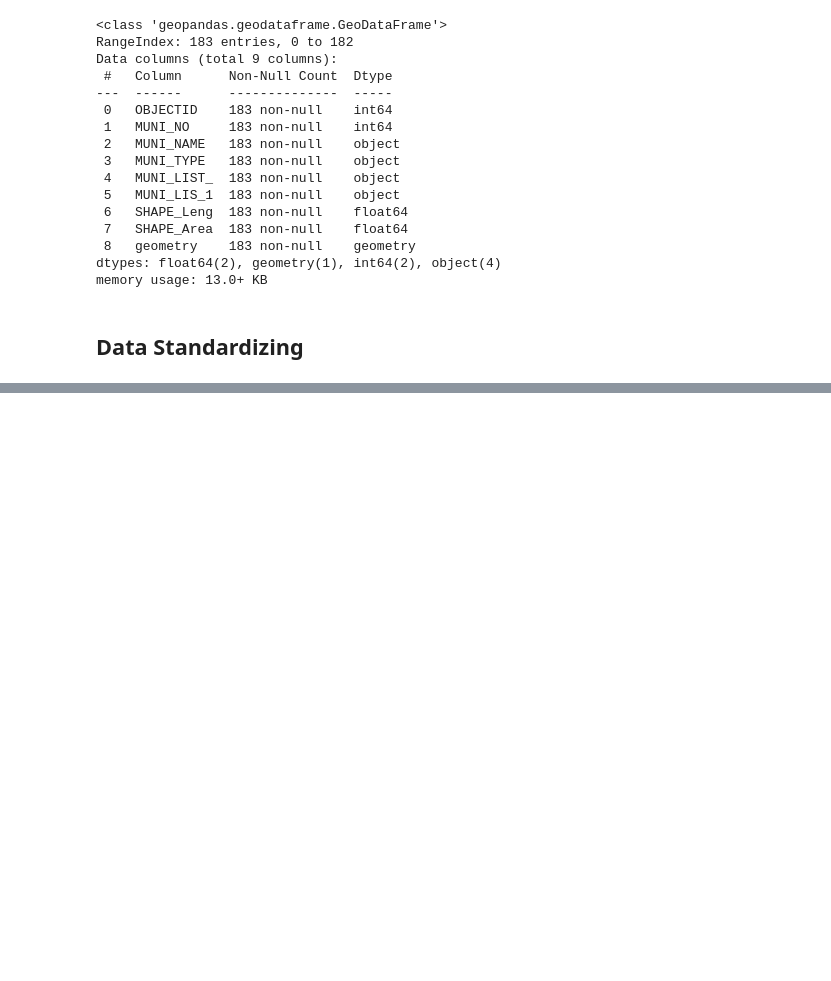
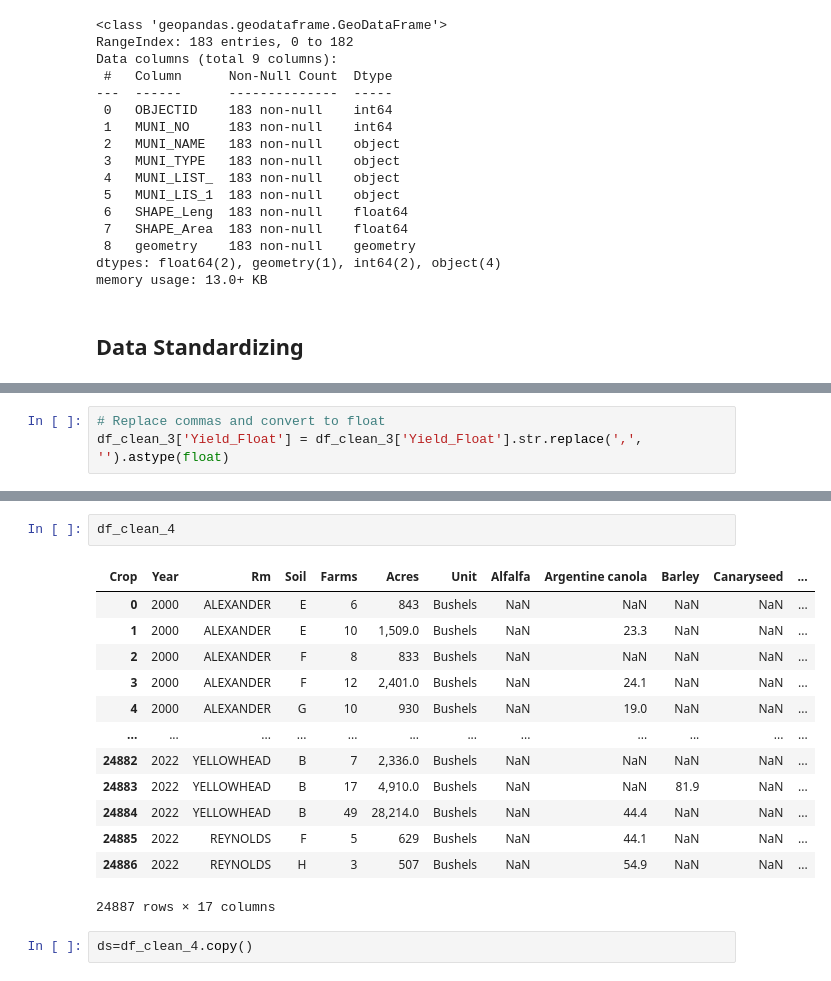
Before and after one commit to ruhidm/Palette_Cohort_5, a Jupyter notebook: Trainings/Training_Cohort_5.ipynb, the cells around one changed output, grey strips where cells are left out. Saved outputs shown, nothing was run; the diff lists cells and outputs as text; blank space fills up the shorter version.

```diff
--- a/Trainings/Training_Cohort_5.ipynb
+++ b/Trainings/Training_Cohort_5.ipynb
@@ -71 +107,4 @@ df_clean_2
+# %%
+# Replace commas and convert to float
+df_clean_3['Yield_Float'] = df_clean_3['Yield_Float'].str.replace(',', '').astype(float)
 # %%
@@ -77 +144,19 @@ year - rm - 11 crop names - soil - farms- acres - yield
+# %%
+df_clean_4
+# %% [output]
+| Crop | Year | Rm | Soil | Farms | Acres | Unit | Alfalfa | Argentine canola | Barley | Canaryseed | ... |
+| 0 | 2000 | ALEXANDER | E | 6 | 843 | Bushels | NaN | NaN | NaN | NaN | ... |
+| 1 | 2000 | ALEXANDER | E | 10 | 1,509.0 | Bushels | NaN | 23.3 | NaN | NaN | ... |
+| 2 | 2000 | ALEXANDER | F | 8 | 833 | Bushels | NaN | NaN | NaN | NaN | ... |
+| 3 | 2000 | ALEXANDER | F | 12 | 2,401.0 | Bushels | NaN | 24.1 | NaN | NaN | ... |
+| 4 | 2000 | ALEXANDER | G | 10 | 930 | Bushels | NaN | 19.0 | NaN | NaN | ... |
+| ... | ... | ... | ... | ... | ... | ... | ... | ... | ... | ... | ... |
+| 24882 | 2022 | YELLOWHEAD | B | 7 | 2,336.0 | Bushels | NaN | NaN | NaN | NaN | ... |
+| 24883 | 2022 | YELLOWHEAD | B | 17 | 4,910.0 | Bushels | NaN | NaN | 81.9 | NaN | ... |
+| 24884 | 2022 | YELLOWHEAD | B | 49 | 28,214.0 | Bushels | NaN | 44.4 | NaN | NaN | ... |
+| 24885 | 2022 | REYNOLDS | F | 5 | 629 | Bushels | NaN | 44.1 | NaN | NaN | ... |
+| 24886 | 2022 | REYNOLDS | H | 3 | 507 | Bushels | NaN | 54.9 | NaN | NaN | ... |
+24887 rows × 17 columns
+# %%
+ds=df_clean_4.copy()
 # %% [markdown]
```
Also changed, not shown: parts of 26 cells of this notebook.
